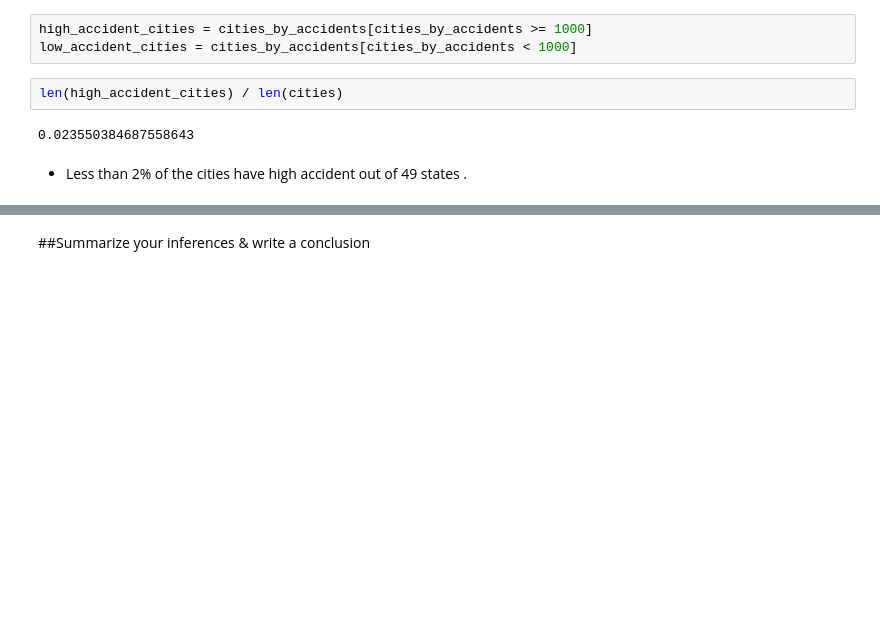
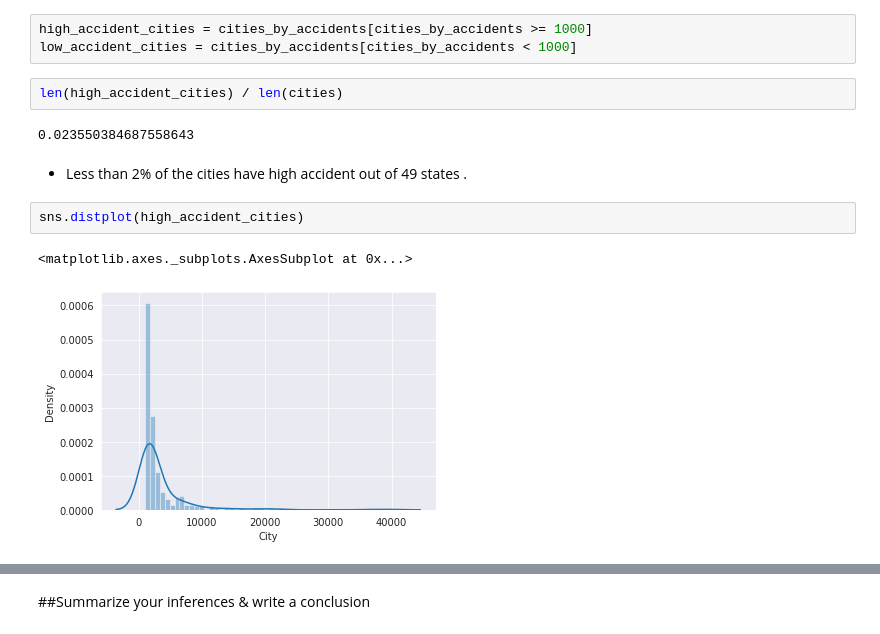
Before and after one commit to victorialarrazolo/US-Accidents, a Jupyter notebook: us_accidents_analysis.ipynb, the cells around one changed output, grey strips where cells are left out. Cells and saved outputs as stored; diff of their text form; blank space fills up the shorter version.

```diff
--- a/us_accidents_analysis.ipynb
+++ b/us_accidents_analysis.ipynb
@@ -321,3 +324,8 @@ len(high_accident_cities) / len(cities)
 0.023550384687558643
 # %% [markdown]
 - Less than 2% of the cities have high accident out of 49 states .
+# %%
+sns.distplot(high_accident_cities)
+# %% [output]
+<matplotlib.axes._subplots.AxesSubplot at 0x...>
+[figure, added]
```
Also changed, not shown: parts of 27 cells of this notebook.
